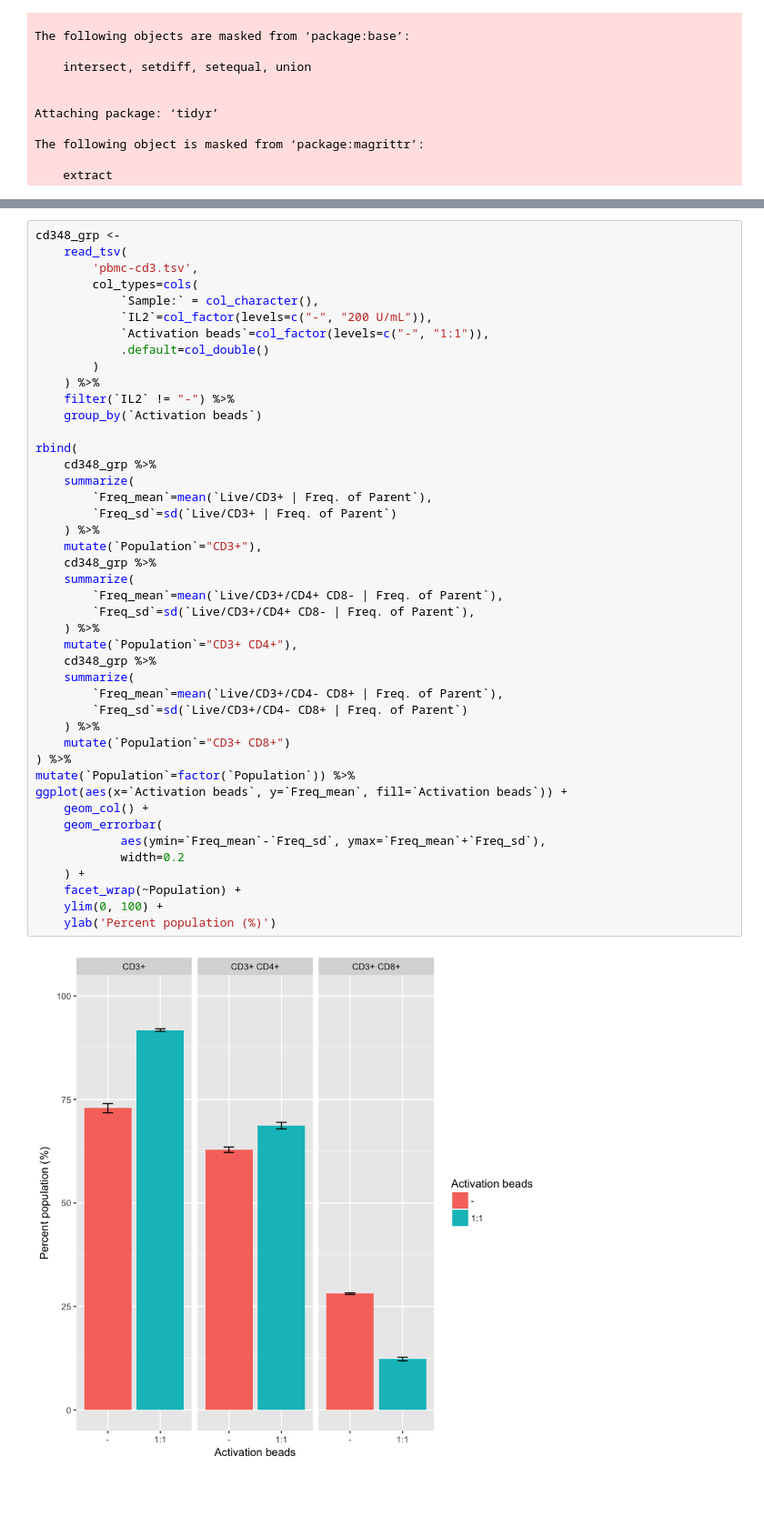
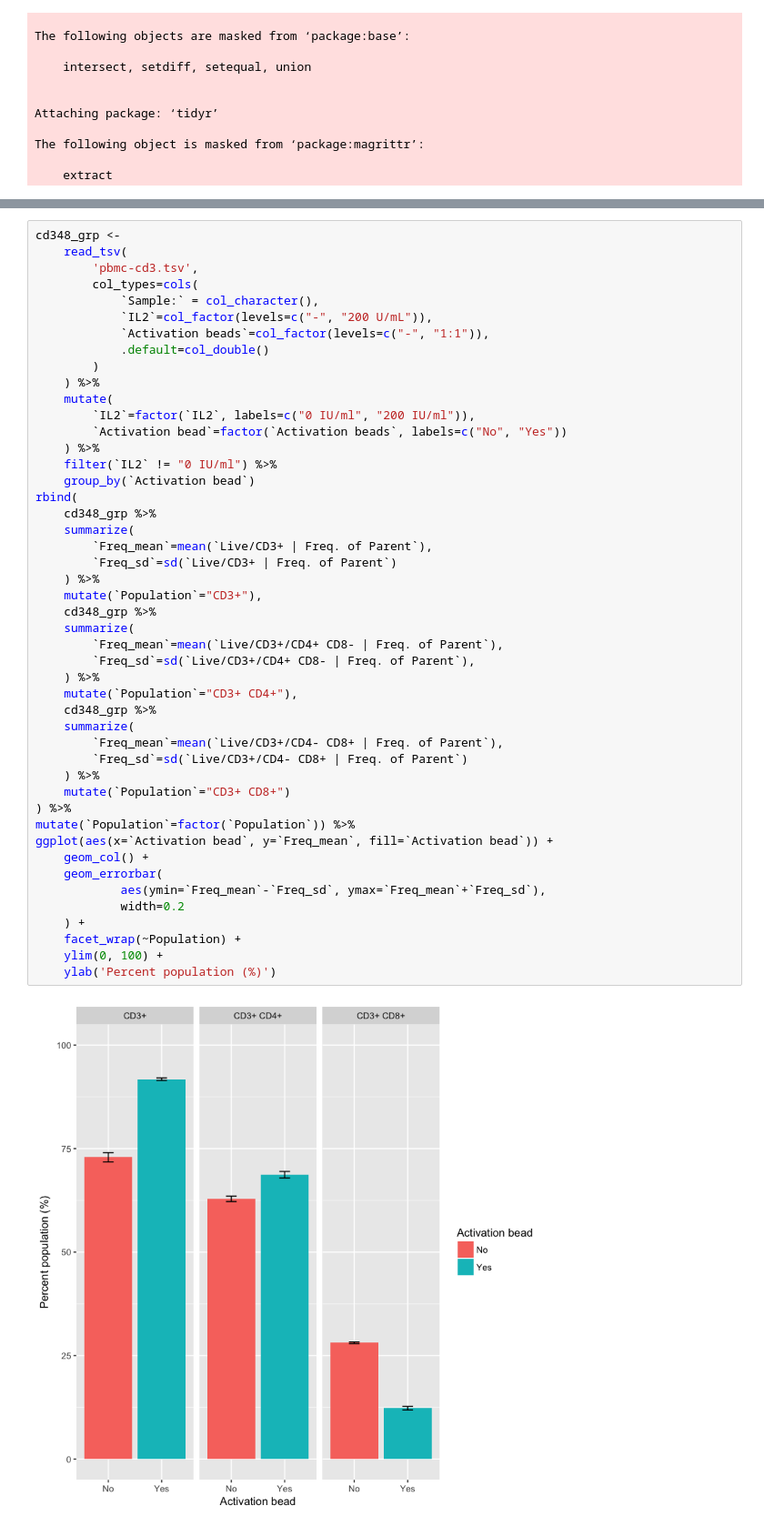
Before and after one commit to hammerlab/t-cell-guide, a Jupyter notebook: analyses/pbmc-direct-activation/PBMC direct actication flow and count.ipynb, the cells around one changed output, grey strips where cells are left out. Shown: that part at 91% size. Cells and saved outputs as stored; diff of their text form; blank space fills up the shorter version.

```diff
--- a/analyses/pbmc-direct-activation/PBMC direct actication flow and count.ipynb
+++ b/analyses/pbmc-direct-activation/PBMC direct actication flow and count.ipynb
@@ -70,38 +76,41 @@ cd348_grp <-
             .default=col_double()
         )
     ) %>%
-    filter(`IL2` != "-") %>%
-    group_by(`Activation beads`)
-
+    mutate(
+        `IL2`=factor(`IL2`, labels=c("0 IU/ml", "200 IU/ml")),
+        `Activation bead`=factor(`Activation beads`, labels=c("No", "Yes"))
+    ) %>%
+    filter(`IL2` != "0 IU/ml") %>%
+    group_by(`Activation bead`)
 rbind(
     cd348_grp %>%
     summarize(
         `Freq_mean`=mean(`Live/CD3+ | Freq. of Parent`),
         `Freq_sd`=sd(`Live/CD3+ | Freq. of Parent`)
     ) %>%
     mutate(`Population`="CD3+"),
     cd348_grp %>%
     summarize(
         `Freq_mean`=mean(`Live/CD3+/CD4+ CD8- | Freq. of Parent`),
         `Freq_sd`=sd(`Live/CD3+/CD4+ CD8- | Freq. of Parent`),
     ) %>%
     mutate(`Population`="CD3+ CD4+"),
     cd348_grp %>%
     summarize(
         `Freq_mean`=mean(`Live/CD3+/CD4- CD8+ | Freq. of Parent`),
         `Freq_sd`=sd(`Live/CD3+/CD4- CD8+ | Freq. of Parent`)
     ) %>%
     mutate(`Population`="CD3+ CD8+")
 ) %>%
 mutate(`Population`=factor(`Population`)) %>%
-ggplot(aes(x=`Activation beads`, y=`Freq_mean`, fill=`Activation beads`)) +
+ggplot(aes(x=`Activation bead`, y=`Freq_mean`, fill=`Activation bead`)) +
     geom_col() +
     geom_errorbar(
             aes(ymin=`Freq_mean`-`Freq_sd`, ymax=`Freq_mean`+`Freq_sd`),
             width=0.2
     ) +
     facet_wrap(~Population) +
     ylim(0, 100) +
     ylab('Percent population (%)')
 # %% [output]
-[figure, old version]
+[figure, new version]
```
Also changed, not shown: parts of 2 cells of this notebook.
